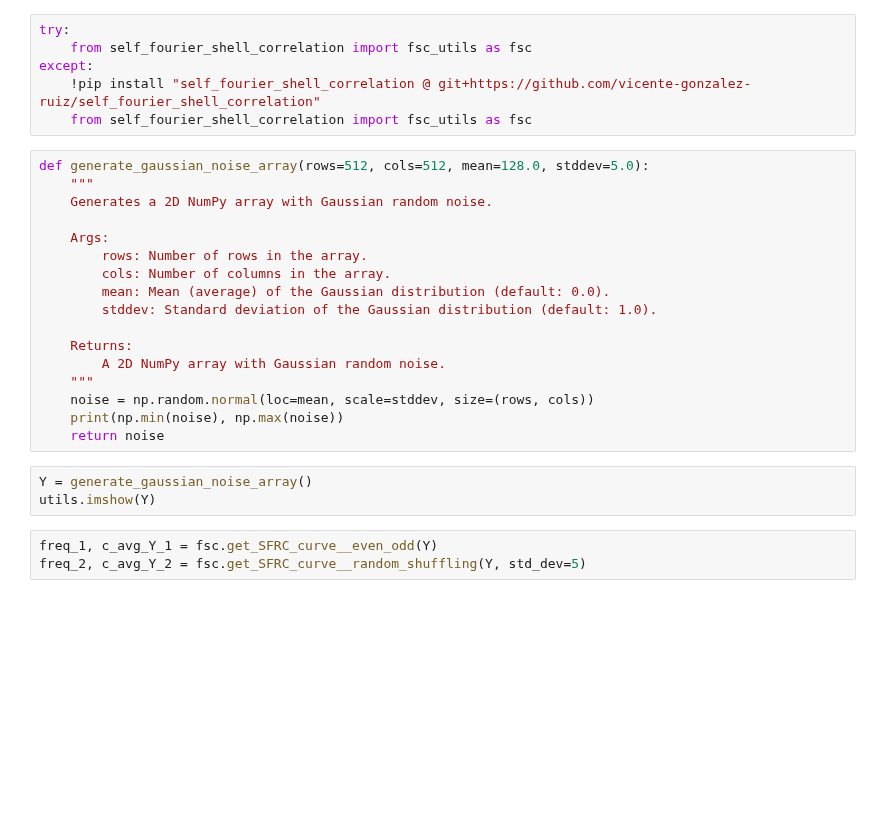
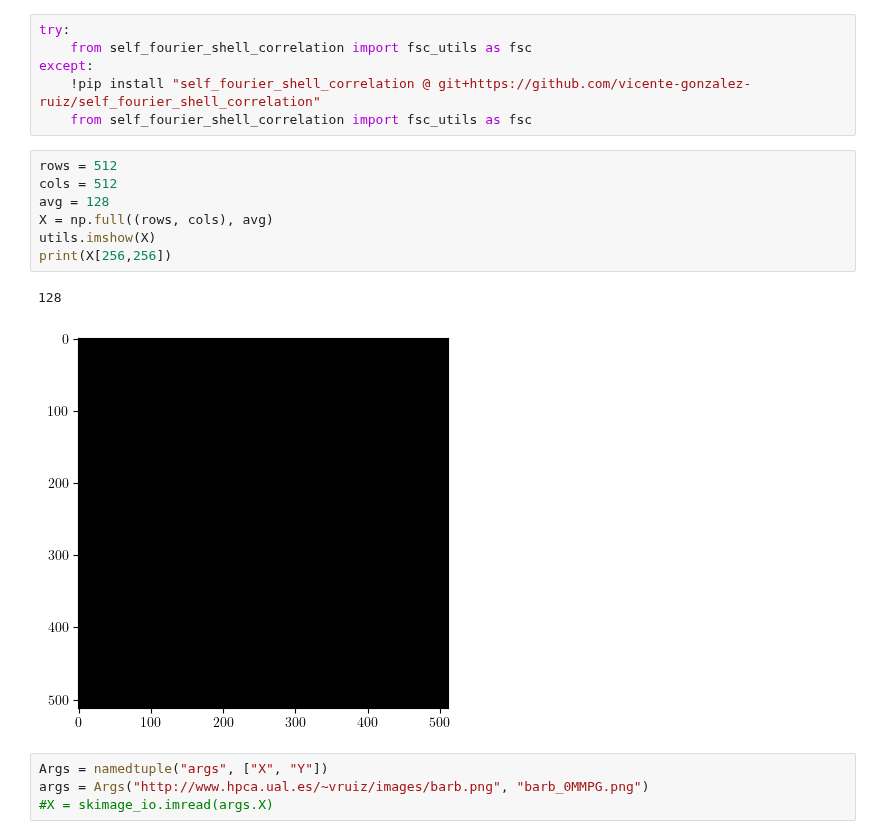
Before and after one commit to vicente-gonzalez-ruiz/denoising, a Jupyter notebook: notebooks/pure_noise_SFRC.ipynb, the cells around one changed output. Drawn from its saved outputs; the diff is of its cells as text; blank space fills up the shorter version.

```diff
--- a/notebooks/pure_noise_SFRC.ipynb
+++ b/notebooks/pure_noise_SFRC.ipynb
@@ -60,26 +62,17 @@ try:
 except:
     !pip install "self_fourier_shell_correlation @ git+https://github.com/vicente-gonzalez-ruiz/self_fourier_shell_correlation"
     from self_fourier_shell_correlation import fsc_utils as fsc
-# %%
-def generate_gaussian_noise_array(rows=512, cols=512, mean=128.0, stddev=5.0):
-    """
-    Generates a 2D NumPy array with Gaussian random noise.
-
-    Args:
-        rows: Number of rows in the array.
-        cols: Number of columns in the array.
-        mean: Mean (average) of the Gaussian distribution (default: 0.0).
-        stddev: Standard deviation of the Gaussian distribution (default: 1.0).
-
-    Returns:
-        A 2D NumPy array with Gaussian random noise.
-    """
-    noise = np.random.normal(loc=mean, scale=stddev, size=(rows, cols))
-    print(np.min(noise), np.max(noise))
-    return noise
-# %%
-Y = generate_gaussian_noise_array()
-utils.imshow(Y)
-# %%
-freq_1, c_avg_Y_1 = fsc.get_SFRC_curve__even_odd(Y)
-freq_2, c_avg_Y_2 = fsc.get_SFRC_curve__random_shuffling(Y, std_dev=5)
+# %%
+rows = 512
+cols = 512
+avg = 128
+X = np.full((rows, cols), avg)
+utils.imshow(X)
+print(X[256,256])
+# %% [output]
+128
+[figure, added]
+# %%
+Args = namedtuple("args", ["X", "Y"])
+args = Args("http://www.hpca.ual.es/~vruiz/images/barb.png", "barb_0MMPG.png")
+#X = skimage_io.imread(args.X)
```
Also changed, not shown: parts of 7 cells of this notebook, 5 other files.
